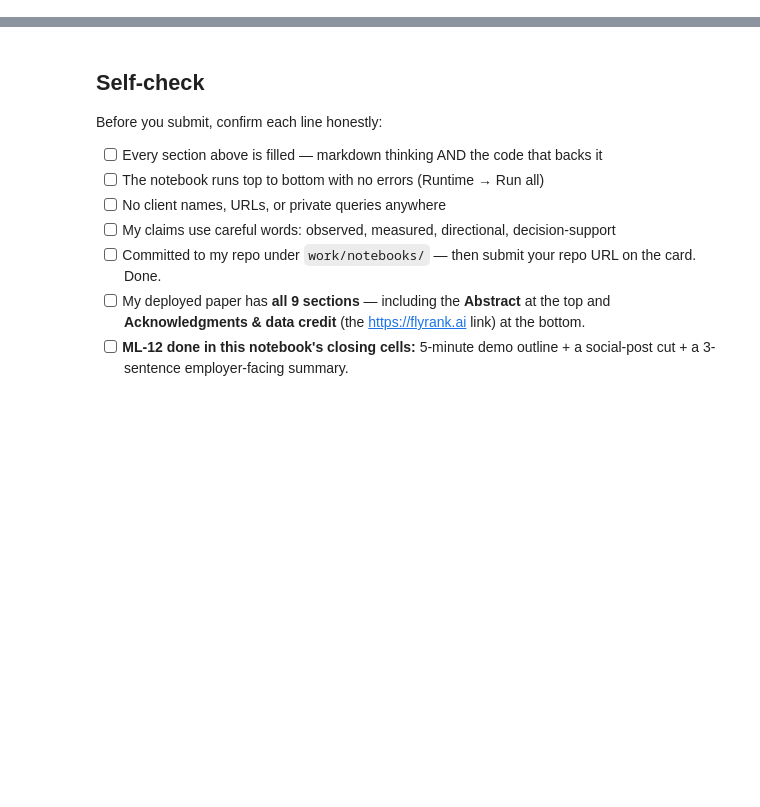
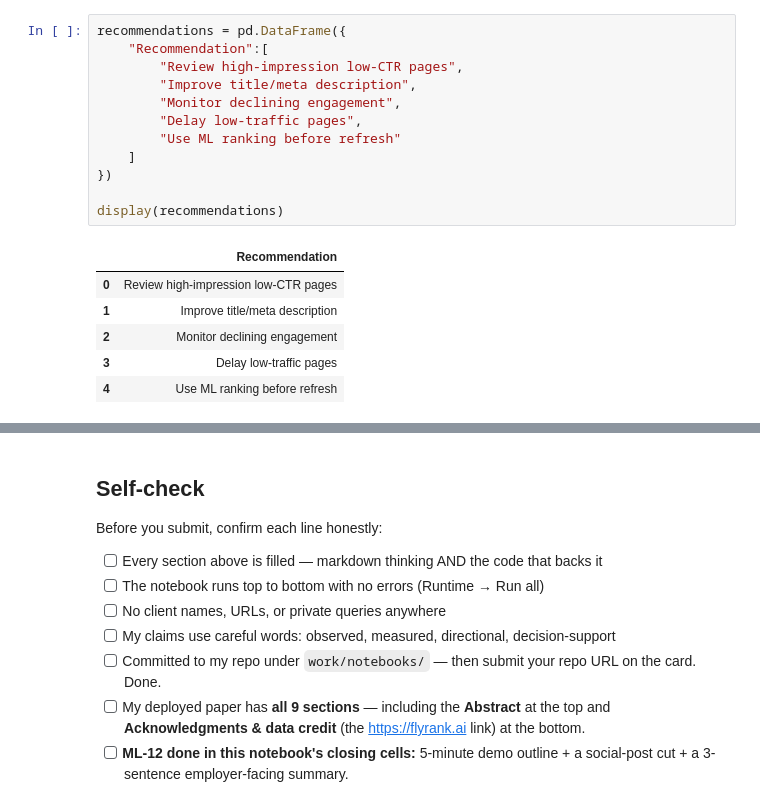
Before and after one commit to atif929/flyrank-ml-starter, a Jupyter notebook: work/notebooks/capstone.ipynb, the cells around one changed output, grey strips where cells are left out. Drawn from its saved outputs; the diff is of its cells as text; blank space fills up the shorter version.

```diff
--- a/work/notebooks/capstone.ipynb
+++ b/work/notebooks/capstone.ipynb
@@ -36,0 +284,19 @@ This skeleton is yours to fill. Work the sections **in order** — each one has
+# %%
+recommendations = pd.DataFrame({
+    "Recommendation":[
+        "Review high-impression low-CTR pages",
+        "Improve title/meta description",
+        "Monitor declining engagement",
+        "Delay low-traffic pages",
+        "Use ML ranking before refresh"
+    ]
+})
+
+display(recommendations)
+# %% [output]
+|  | Recommendation |
+| 0 | Review high-impression low-CTR pages |
+| 1 | Improve title/meta description |
+| 2 | Monitor declining engagement |
+| 3 | Delay low-traffic pages |
+| 4 | Use ML ranking before refresh |
```
Also changed, not shown: parts of 24 cells of this notebook.
